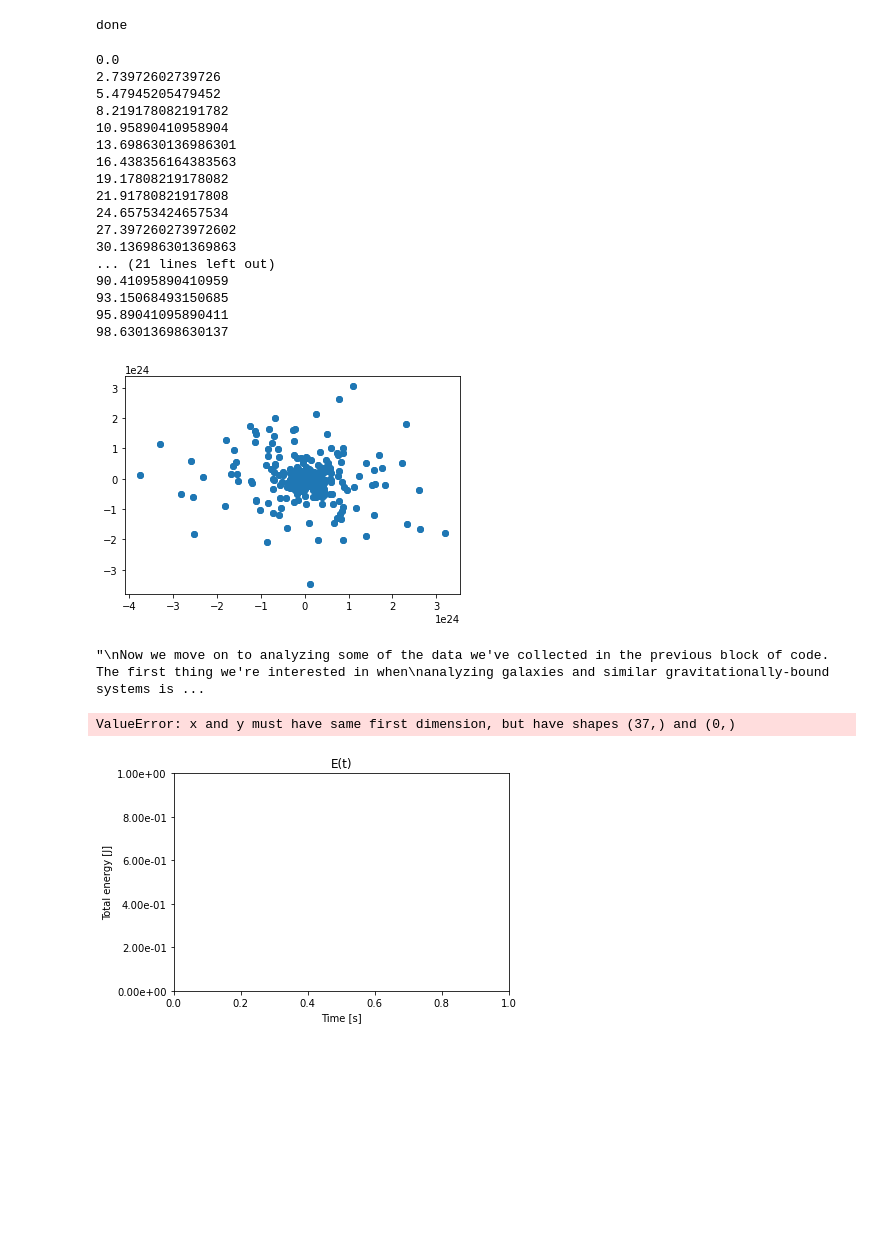
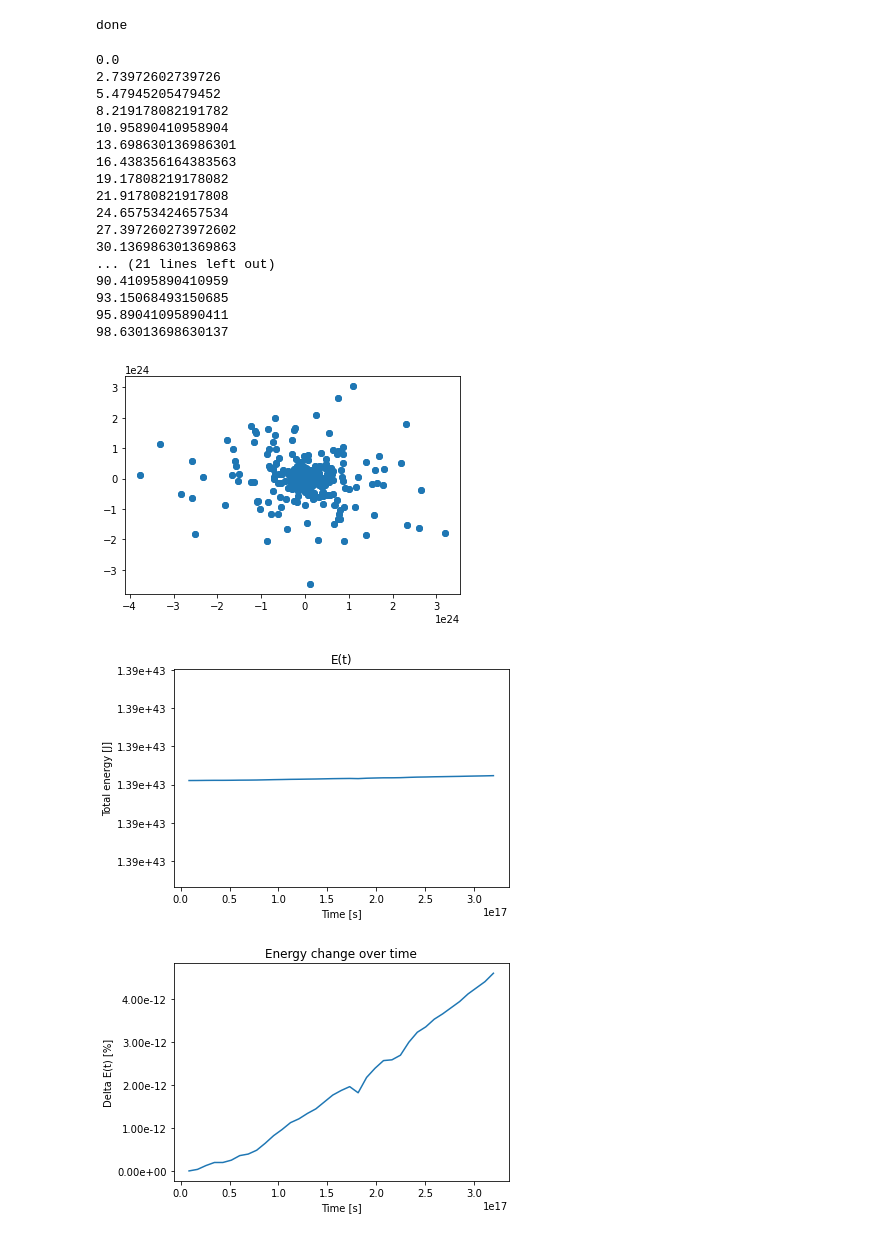
Before and after one commit to LukaJevtovic/NBody-Simulation, a Jupyter notebook: RK4.ipynb, the cells around one changed output. Drawn from its saved outputs; the diff is of its cells as text; code cells hidden in the pictures; blank space fills up the shorter version.

```diff
--- a/RK4.ipynb
+++ b/RK4.ipynb
@@ -38,9 +38,9 @@ def custom_formatter(value, _):
 
 #-------------------------------------------------------------------------------------------
 
-T = 86400*365*1e8       #Simulation end time in seconds, 1day = 86400s
+T = 86400*365*1e10       #Simulation end time in seconds, 1day = 86400s
 t = 0                #Simulation start time, most commonly zero
-dt = 864000*1e8           #Time step, smaller values give higher accuracy but longer computation time
+dt = 864000*1e10           #Time step, smaller values give higher accuracy but longer computation time
 
 Minit, Xinit, Yinit, Zinit, VXinit, VYinit, VZinit = np.loadtxt('galaxy.txt', unpack=True)   #Initial conditions from file
 
@@ -63,6 +63,7 @@ TIME = []        #List for storing time values
 U = []           #List for the total potential energy over time
 K = []           #List for the total kinetic energy over time
 E = []           #List for the total energy over time
+DELTA = []       #List for energy change over time
 
 print('done')
 # %% [output]
@@ -79,9 +80,13 @@ def acc(pos, mass):
     return ACCELERATIONS_local
 
 
+k0 = 0 #Starting total kinetic energy of the system, to be calculated in the first timestep
+u0 = 0 #-||- potential -||-
+e0 = 0
 
 while t<=T:
 
+    #RK4 step
     k1v = dt * acc(POS, MASSES)
     k1x = dt * VEL
 
@@ -97,6 +102,33 @@ while t<=T:
     VEL += (k1v + 2*k2v + 2*k3v + k4v) / 6
     POS += (k1x + 2*k2x + 2*k3x + k4x) / 6
 
+    #Potential and kinetic energy
+    k = 0
+    u = 0
+    for i in range(N):
+        k += (MASSES[i] * np.linalg.norm(VEL[i])**2)/2
+
+        if t == 0: #Initial KE
+            k0 = k
+
+        n = i+1
+        while n<N:
+            r = np.linalg.norm(POS[i] - POS[n])
+            u+= -G * MASSES[i] * MASSES[n] / r
+            n+=1
+        if t==0:
+            u0 = u #Initial PE
+            e0 = k0 + u0 #Initial total energy
+
+    U.append(u)
+    K.append(k)
+    E.append(k+u)
+
+    #avoid division by zero in first step
+    if t==0:
+        DELTA.append(0)
+    else:
+        DELTA.append((k+u-e0)*100/e0)
 
     print(t*100/T) #Real-time feed on how far the simulation has progressed, given in percentages
     t+=dt
@@ -128,26 +160,27 @@ plt.show()
 93.15068493150685
 95.89041095890411
 98.63013698630137
-[figure, old version]
+[figure, new version]
-# %%
-"""
-Now we move on to analyzing some of the data we've collected in the previous block of code. The first thing we're interested in when
-analyzing galaxies and similar gravitationally-bound systems is their stability, and this is best done by looking at the energy plot
-over time
-"""
-# %% [output]
-"\nNow we move on to analyzing some of the data we've collected in the previous block of code. The first thing we're interested in when\nanalyzing galaxies and similar gravitationally-bound systems is ...
 # %%
 plt.gca().yaxis.set_major_formatter(FuncFormatter(custom_formatter))  #Makes y axis numbers look prettier
 
 plt.title('E(t)')
 plt.xlabel('Time [s]')
 plt.ylabel('Total energy [J]')
 plt.plot(TIME,E)
 plt.show()
+
+plt.clf()
+
+plt.gca().yaxis.set_major_formatter(FuncFormatter(custom_formatter))
+plt.title('Energy change over time')
+plt.xlabel('Time [s]')
+plt.ylabel('Delta E(t) [%]')
+plt.plot(TIME,DELTA)
+plt.show()
 # %% [output]
-ValueError: x and y must have same first dimension, but have shapes (37,) and (0,)
-[figure, old version]
+[figure, new version]
+[figure, added]
 # %%
 #We can see that the energy is conserved, even over ~Gyr periods, which is good.
 
```
Also changed, not shown: parts of 12 cells of this notebook, 1 other file.
